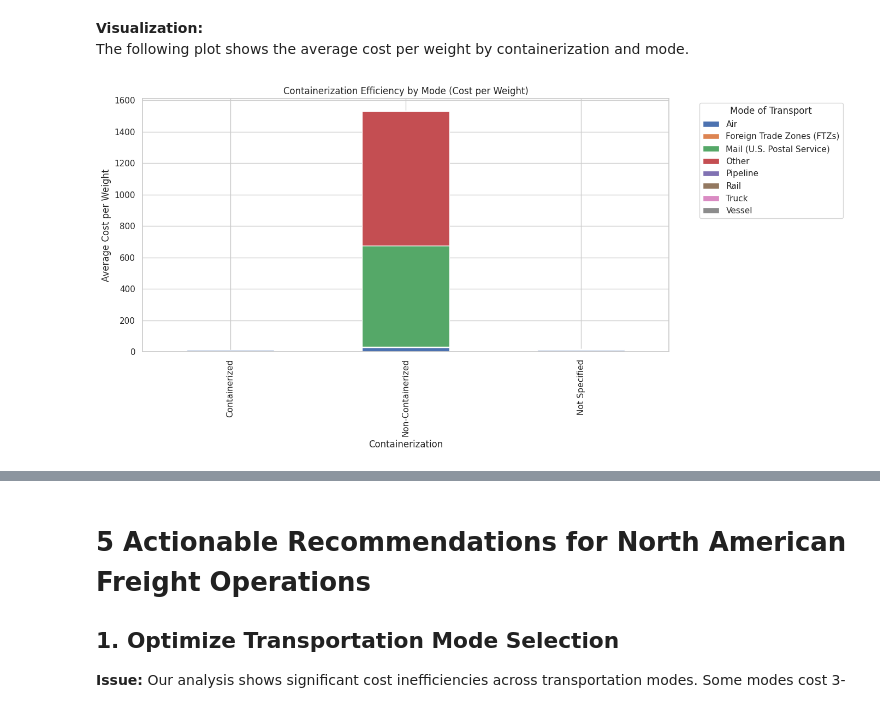
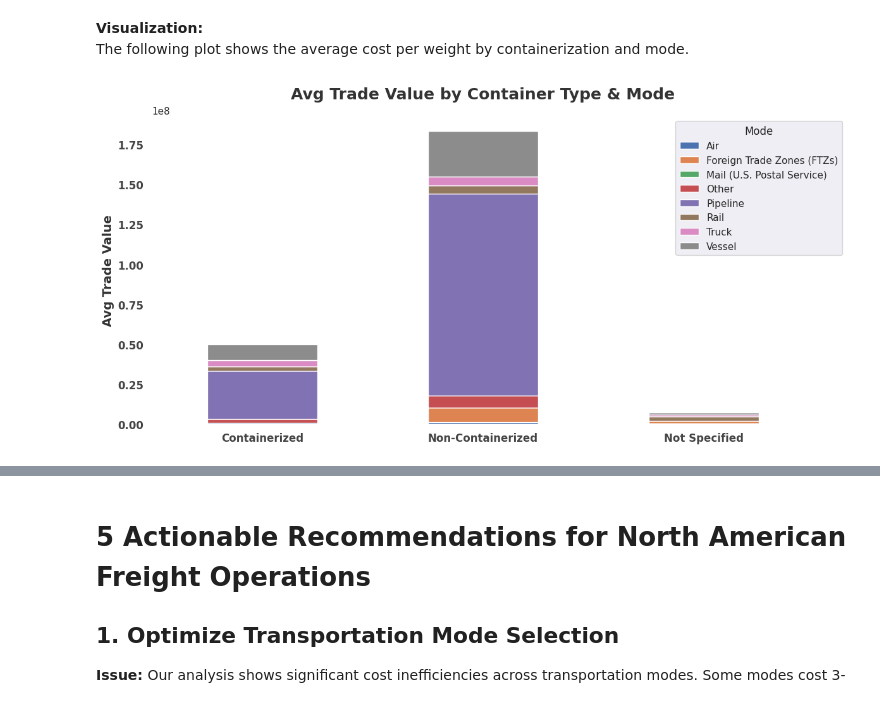
Before and after one commit to JohnEvansOkyere/Trans_BorderFreight_Data_Analysis, a Jupyter notebook: notebooks/eda_analysis_original.ipynb, the cells around one changed output, grey strips where cells are left out. Cells and saved outputs as stored; diff of their text form; code cells hidden in the pictures.

```diff
--- a/notebooks/eda_analysis_original.ipynb
+++ b/notebooks/eda_analysis_original.ipynb
@@ -385,10 +981,0 @@ The table below lists the top 3 most inefficient mode-route combinations, based
-# %%
-if 'US_State' in dot2.columns and 'Mexico_State' in dot2.columns and 'Canada_Province' in dot2.columns:
-    dot2['Route'] = (
-        dot2['US_State'].astype(str) + '-' +
-        dot2['Mexico_State'].astype(str) + '-' +
-        dot2['Canada_Province'].astype(str)
-    )
-    route_ineff = dot2.groupby(['Mode_of_Transport', 'Route'])['Cost_per_Weight'].mean().sort_values(ascending=False)
-    print("Top 3 most inefficient mode-route combinations (by average cost per weight):")
-    display(route_ineff.head(3))
@@ -696,14 +1873,36 @@ if 'Container_Code' in dot1.columns:
 **Visualization:**
 The following plot shows the average cost per weight by containerization and mode.
 # %%
-# Analyze cost per weight by containerization and mode
-if 'Container_Code' in dot2.columns:
-    cont_cost = dot2.groupby(['Container_Code', 'Mode_of_Transport'])['Cost_per_Weight'].mean().unstack(fill_value=0)
-    cont_cost.plot(kind='bar', stacked=True, title='Containerization Efficiency by Mode (Cost per Weight)')
-    plt.ylabel('Average Cost per Weight')
-    plt.xlabel('Containerization')
-    plt.legend(title='Mode of Transport', bbox_to_anchor=(1.05, 1), loc='upper left')
+# ------------------------------------------------------------------------------
+# Insight 3: Containerization Impact on Trade Value
+# ------------------------------------------------------------------------------
+
+if 'Container_Code' in dot1.columns:
+    container_trade = (
+        dot1.groupby(['Container_Code', 'Mode_of_Transport'])['Trade_Value']
+        .mean()
+        .unstack()
+        .fillna(0)
+    )
+
+    ax = container_trade.plot(kind='bar', figsize=(12, 6), stacked=True)
+    plt.title('Avg Trade Value by Container Type & Mode',
+              fontsize=18, fontweight='bold', color='#333333', pad=20,
+              fontfamily='sans-serif')
+    plt.ylabel('Avg Trade Value', fontsize=14,
+               fontfamily='sans-serif', fontweight='semibold', color='#333333')
+    plt.xlabel('')
+
+    plt.xticks(rotation=0, fontsize=12, fontfamily='sans-serif', color='#444444', fontweight='semibold')
+    plt.yticks(fontsize=12, fontfamily='sans-serif', color='#444444', fontweight='semibold')
+    ax.set_facecolor('white')
+
+    # Remove all borders and spines
+    for spine in ax.spines.values():
+        spine.set_visible(False)
+
+    plt.legend(title='Mode', bbox_to_anchor=(1.05, 1))
     plt.tight_layout()
     plt.show()
 # %% [output]
-[figure, old version]
+[figure, new version]
```
Also changed, not shown: parts of 30 cells of this notebook, 17 other files.
